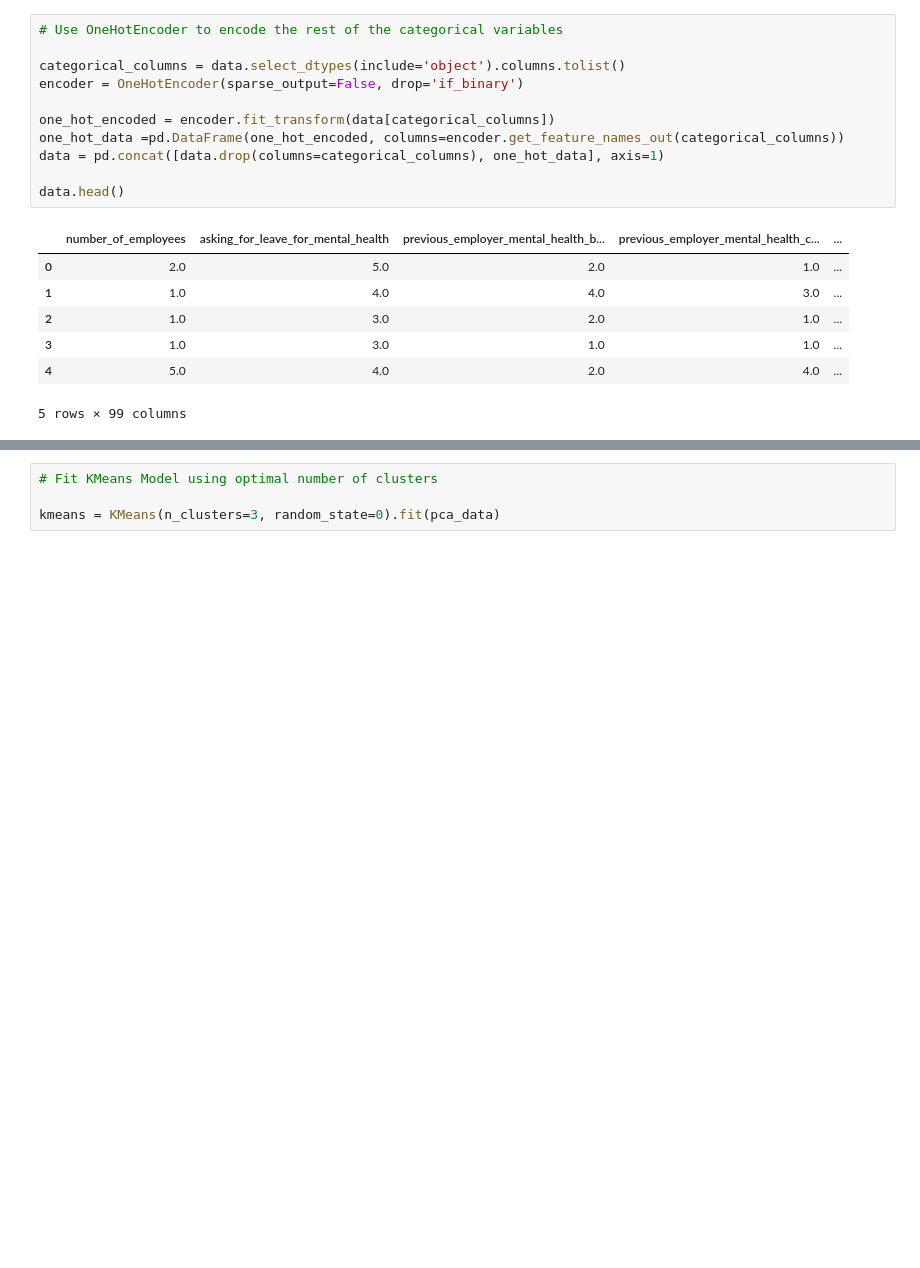
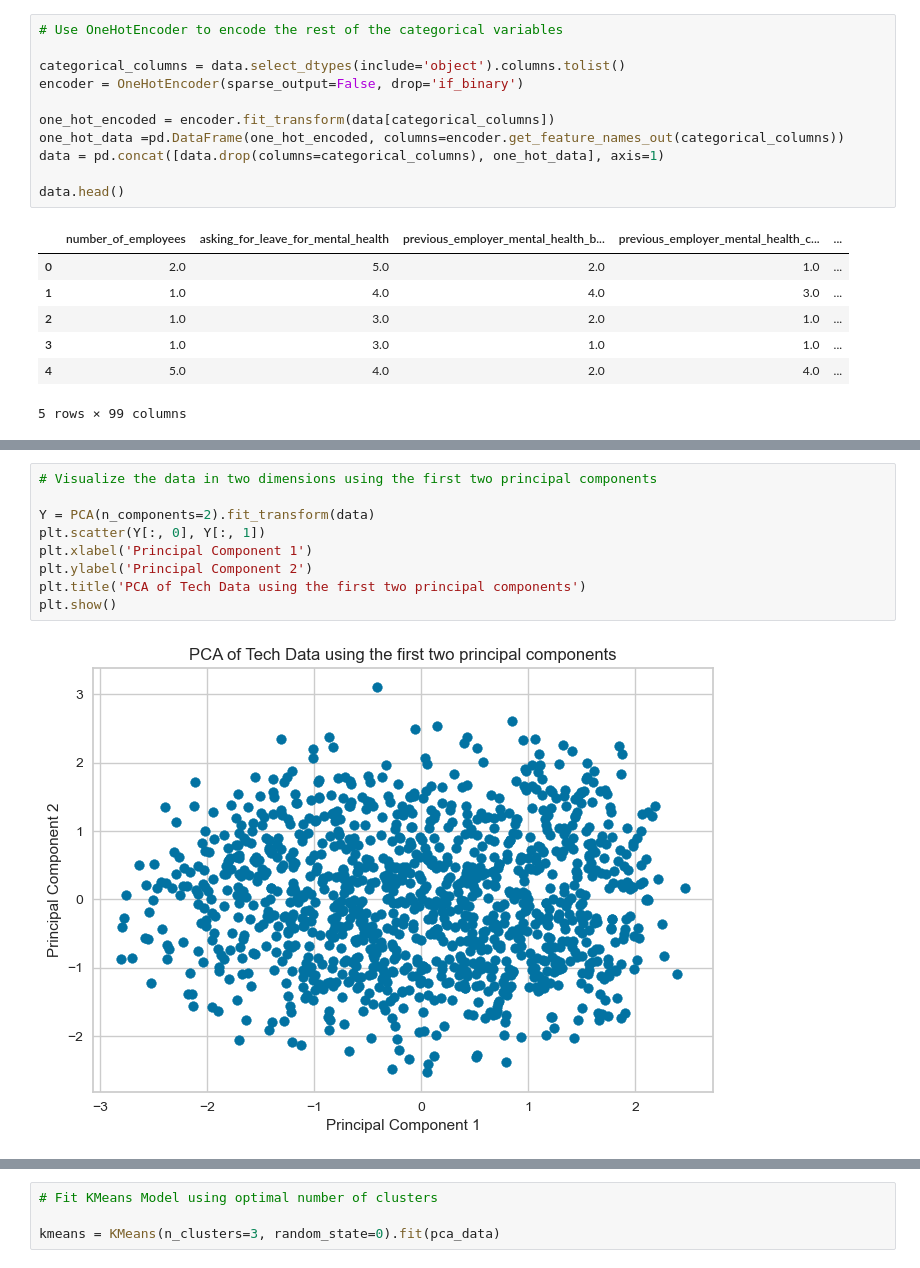
Before and after one commit to AlexandraFaria/UnsupervisedLearningTask1Project, a Jupyter notebook: Task1DataAnalysis.ipynb, the cells around one changed output, grey strips where cells are left out. Drawn from its saved outputs; the diff is of its cells as text; blank space fills up the shorter version.

```diff
--- a/Task1DataAnalysis.ipynb
+++ b/Task1DataAnalysis.ipynb
@@ -234,3 +229,14 @@ Name: 0, dtype: float64
+# %%
+# Visualize the data in two dimensions using the first two principal components
+
+Y = PCA(n_components=2).fit_transform(data)
+plt.scatter(Y[:, 0], Y[:, 1])
+plt.xlabel('Principal Component 1')
+plt.ylabel('Principal Component 2')
+plt.title('PCA of Tech Data using the first two principal components')
+plt.show()
+# %% [output]
+[figure, added]
 # %%
 # In order to use K-Means clustering, first I want to use the elbow method to determine the optimal number of clusters
 
```
Also changed, not shown: parts of 18 cells of this notebook.
